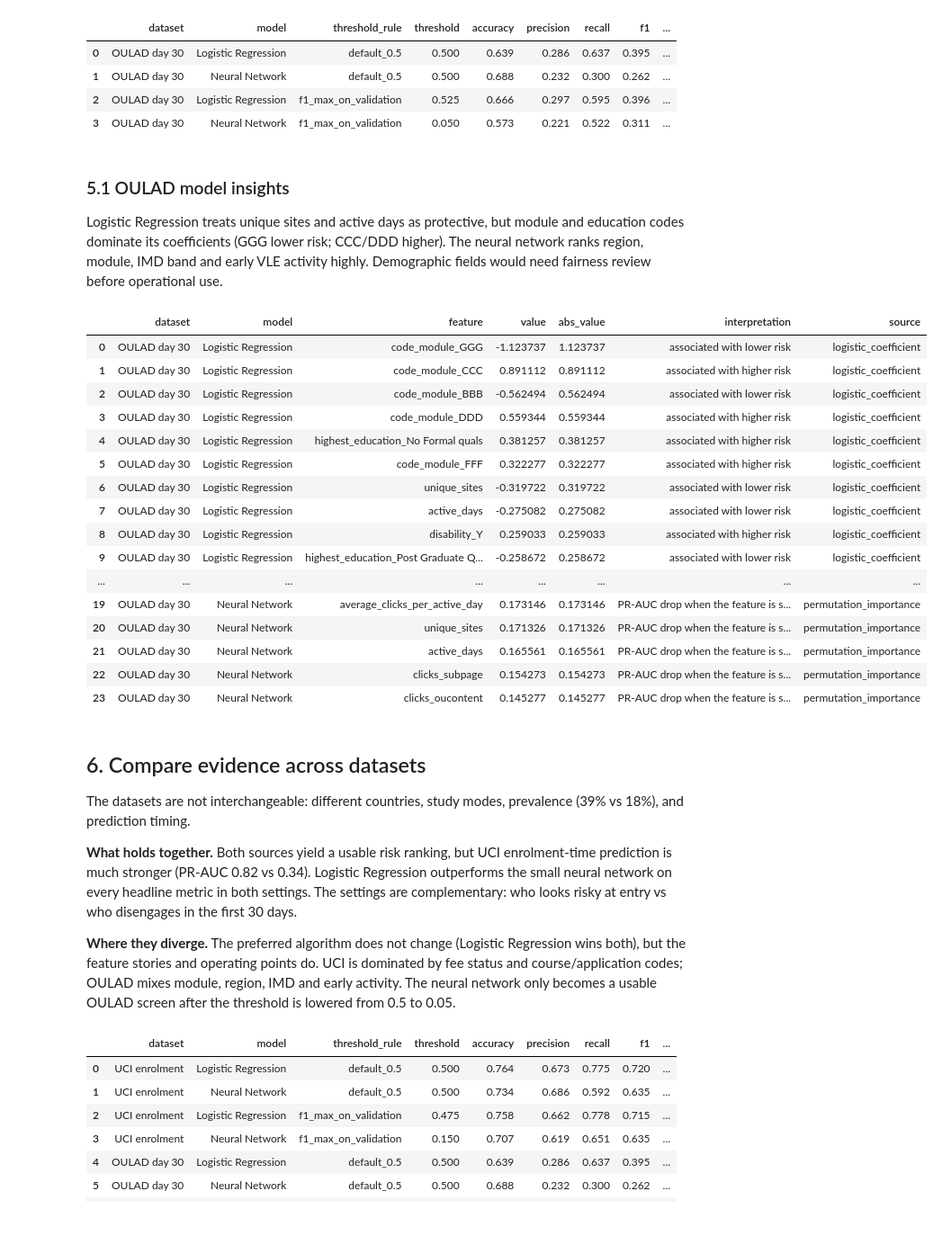
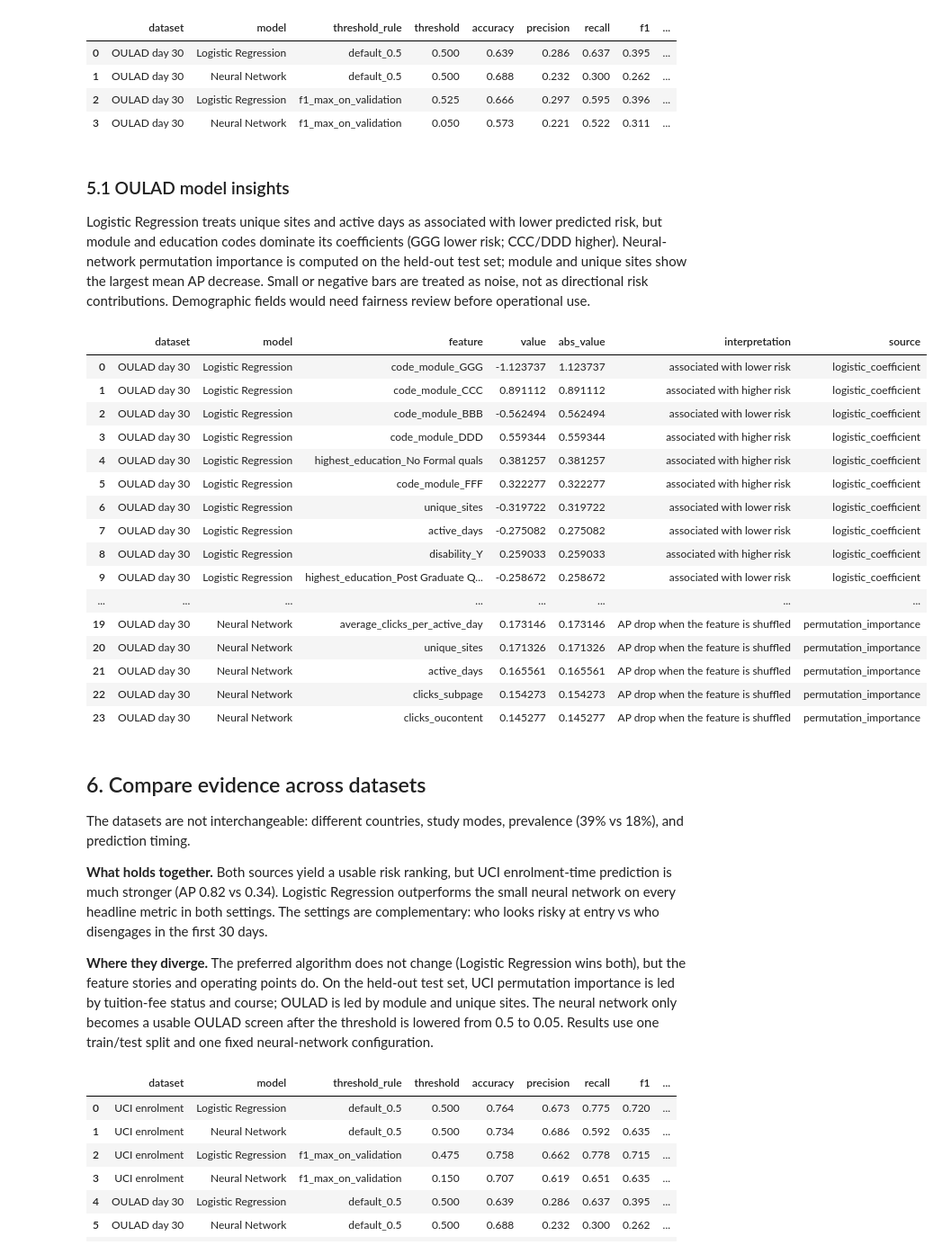
Before and after one commit to cyp186/acer-student-project, a Jupyter notebook: notebooks/01_student_risk_analysis.ipynb, the cells around one changed output. Shown at 90% size. Cells and saved outputs as stored; diff of their text form; code cells hidden in the pictures; blank space fills up the shorter version.

```diff
--- a/notebooks/01_student_risk_analysis.ipynb
+++ b/notebooks/01_student_risk_analysis.ipynb
@@ -193,8 +193,8 @@ Logistic Regression highlights specific courses, unpaid tuition, and application
 # %%
-# extract_model_insights: signed LR coefficients, or NN permutation importance (PR-AUC drop).
+# extract_model_insights: signed LR coefficients, or NN permutation importance on held-out test data (mean AP decrease).
 uci_insight_frames = []
 for name, model in uci_fitted.items():
-    insights = extract_model_insights(model, top_n=12, x=x_uci_train, y=y_uci_train)
+    insights = extract_model_insights(model, top_n=12, x=x_uci_test, y=y_uci_test)
     insights.insert(0, 'dataset', 'UCI enrolment')
     insights.insert(1, 'model', name)
     uci_insight_frames.append(insights)
@@ -202,7 +202,7 @@ for name, model in uci_fitted.items():
 # One feature plot for the report: Neural Network (nonlinear UCI model).
 plot_top_features(
     uci_insight_frames[1],
-    title='UCI top contributions: Neural Network',
+    title='UCI permutation importance: Neural Network',
     output_path=FIGURES / 'uci_neural_network_top_features.png',
     show=True,
 )
@@ -340,53 +340,53 @@ oulad_compare.round(3)
 # %% [markdown]
 ### 5.1 OULAD model insights
 
-Logistic Regression treats unique sites and active days as protective, but module and education codes dominate its coefficients (GGG lower risk; CCC/DDD higher). The neural network ranks region, module, IMD band and early VLE activity highly. Demographic fields would need fairness review before operational use.
+Logistic Regression treats unique sites and active days as associated with lower predicted risk, but module and education codes dominate its coefficients (GGG lower risk; CCC/DDD higher). Neural-network permutation importance is computed on the held-out test set; module and unique sites show the largest mean AP decrease. Small or negative bars are treated as noise, not as directional risk contributions. Demographic fields would need fairness review before operational use.
 # %%
-# Same insight extractors as UCI: LR direction, NN permutation importance.
+# Same insight extractors as UCI: LR coefficients, NN permutation importance on held-out test data.
 oulad_insight_frames = []
 for name, model in oulad_fitted.items():
-    insights = extract_model_insights(model, top_n=12, x=x_oulad_train, y=y_oulad_train)
+    insights = extract_model_insights(model, top_n=12, x=x_oulad_test, y=y_oulad_test)
     insights.insert(0, 'dataset', 'OULAD day 30')
     insights.insert(1, 'model', name)
     oulad_insight_frames.append(insights)
 
 # One feature plot for the report: Neural Network highlights module, activity, and demographic signals.
 plot_top_features(
     oulad_insight_frames[1],
-    title='OULAD top contributions: Neural Network',
+    title='OULAD permutation importance: Neural Network',
     output_path=FIGURES / 'oulad_neural_network_top_features.png',
     show=True,
 )
 
 oulad_insights = pd.concat(oulad_insight_frames, ignore_index=True)
 oulad_insights.to_csv(RESULTS / 'oulad_model_insights.csv', index=False)
 oulad_insights
 # %% [output]
 |  | dataset | model | feature | value | abs_value | interpretation | source |
 | 0 | OULAD day 30 | Logistic Regression | code_module_GGG | -1.123737 | 1.123737 | associated with lower risk | logistic_coefficient |
 | 1 | OULAD day 30 | Logistic Regression | code_module_CCC | 0.891112 | 0.891112 | associated with higher risk | logistic_coefficient |
 | 2 | OULAD day 30 | Logistic Regression | code_module_BBB | -0.562494 | 0.562494 | associated with lower risk | logistic_coefficient |
 | 3 | OULAD day 30 | Logistic Regression | code_module_DDD | 0.559344 | 0.559344 | associated with higher risk | logistic_coefficient |
 | 4 | OULAD day 30 | Logistic Regression | highest_education_No Formal quals | 0.381257 | 0.381257 | associated with higher risk | logistic_coefficient |
 | 5 | OULAD day 30 | Logistic Regression | code_module_FFF | 0.322277 | 0.322277 | associated with higher risk | logistic_coefficient |
 | 6 | OULAD day 30 | Logistic Regression | unique_sites | -0.319722 | 0.319722 | associated with lower risk | logistic_coefficient |
 | 7 | OULAD day 30 | Logistic Regression | active_days | -0.275082 | 0.275082 | associated with lower risk | logistic_coefficient |
 | 8 | OULAD day 30 | Logistic Regression | disability_Y | 0.259033 | 0.259033 | associated with higher risk | logistic_coefficient |
 | 9 | OULAD day 30 | Logistic Regression | highest_education_Post Graduate Q... | -0.258672 | 0.258672 | associated with lower risk | logistic_coefficient |
 | ... | ... | ... | ... | ... | ... | ... | ... |
-| 19 | OULAD day 30 | Neural Network | average_clicks_per_active_day | 0.173146 | 0.173146 | PR-AUC drop when the feature is s... | permutation_importance |
-| 20 | OULAD day 30 | Neural Network | unique_sites | 0.171326 | 0.171326 | PR-AUC drop when the feature is s... | permutation_importance |
-| 21 | OULAD day 30 | Neural Network | active_days | 0.165561 | 0.165561 | PR-AUC drop when the feature is s... | permutation_importance |
-| 22 | OULAD day 30 | Neural Network | clicks_subpage | 0.154273 | 0.154273 | PR-AUC drop when the feature is s... | permutation_importance |
-| 23 | OULAD day 30 | Neural Network | clicks_oucontent | 0.145277 | 0.145277 | PR-AUC drop when the feature is s... | permutation_importance |
+| 19 | OULAD day 30 | Neural Network | average_clicks_per_active_day | 0.173146 | 0.173146 | AP drop when the feature is shuffled | permutation_importance |
+| 20 | OULAD day 30 | Neural Network | unique_sites | 0.171326 | 0.171326 | AP drop when the feature is shuffled | permutation_importance |
+| 21 | OULAD day 30 | Neural Network | active_days | 0.165561 | 0.165561 | AP drop when the feature is shuffled | permutation_importance |
+| 22 | OULAD day 30 | Neural Network | clicks_subpage | 0.154273 | 0.154273 | AP drop when the feature is shuffled | permutation_importance |
+| 23 | OULAD day 30 | Neural Network | clicks_oucontent | 0.145277 | 0.145277 | AP drop when the feature is shuffled | permutation_importance |
 # %% [markdown]
 ## 6. Compare evidence across datasets
 
 The datasets are not interchangeable: different countries, study modes, prevalence (39% vs 18%), and prediction timing.
 
-**What holds together.** Both sources yield a usable risk ranking, but UCI enrolment-time prediction is much stronger (PR-AUC 0.82 vs 0.34). Logistic Regression outperforms the small neural network on every headline metric in both settings. The settings are complementary: who looks risky at entry vs who disengages in the first 30 days.
+**What holds together.** Both sources yield a usable risk ranking, but UCI enrolment-time prediction is much stronger (AP 0.82 vs 0.34). Logistic Regression outperforms the small neural network on every headline metric in both settings. The settings are complementary: who looks risky at entry vs who disengages in the first 30 days.
 
-**Where they diverge.** The preferred algorithm does not change (Logistic Regression wins both), but the feature stories and operating points do. UCI is dominated by fee status and course/application codes; OULAD mixes module, region, IMD and early activity. The neural network only becomes a usable OULAD screen after the threshold is lowered from 0.5 to 0.05.
+**Where they diverge.** The preferred algorithm does not change (Logistic Regression wins both), but the feature stories and operating points do. On the held-out test set, UCI permutation importance is led by tuition-fee status and course; OULAD is led by module and unique sites. The neural network only becomes a usable OULAD screen after the threshold is lowered from 0.5 to 0.05. Results use one train/test split and one fixed neural-network configuration.
 # %%
 all_metrics = pd.concat([uci_compare, oulad_compare], ignore_index=True)
 all_metrics.to_csv(RESULTS / 'all_baseline_metrics.csv', index=False)
```
Also changed, not shown: parts of 10 cells of this notebook, 10 other files.
